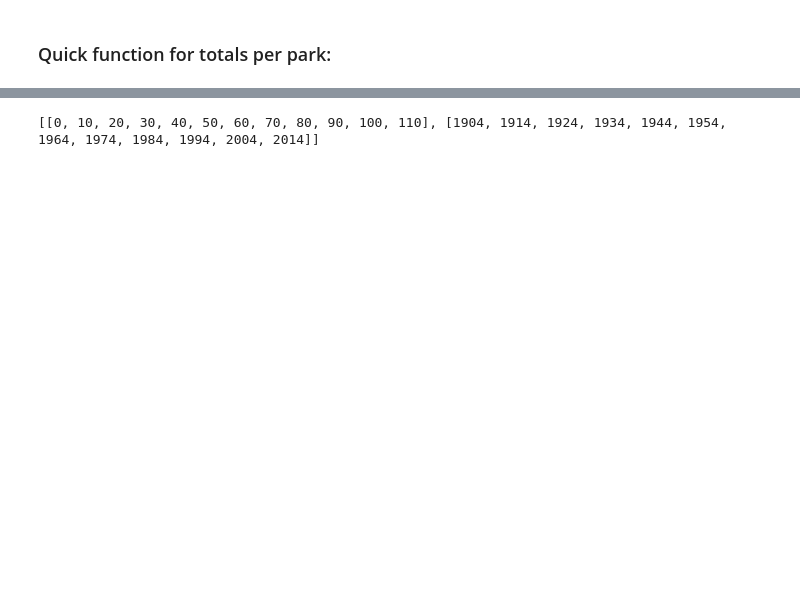
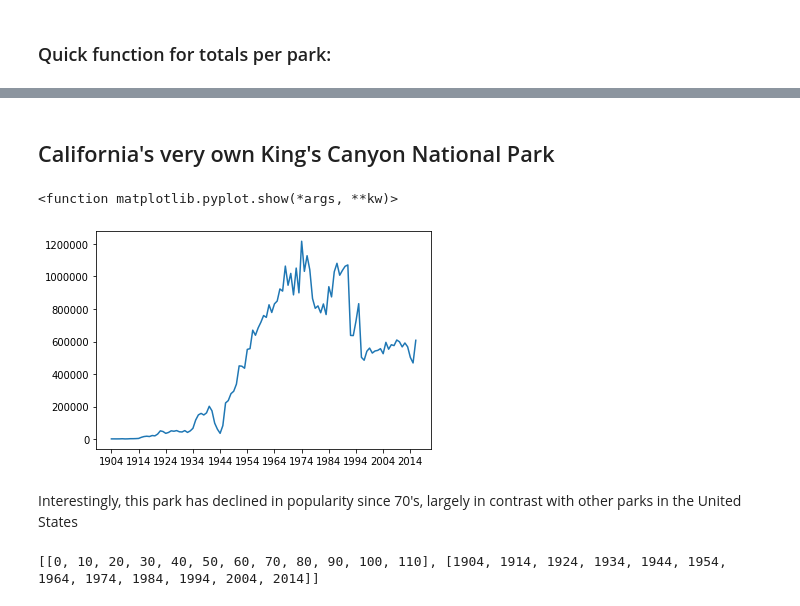
Before and after one commit to colo6299/notebook-holder, a Jupyter notebook: Untitled Folder/NationalParksAnalysis.ipynb, the cells around one changed output, grey strips where cells are left out. Saved outputs shown, nothing was run; the diff lists cells and outputs as text; code cells hidden in the pictures; blank space fills up the shorter version.

```diff
--- a/Untitled Folder/NationalParksAnalysis.ipynb
+++ b/Untitled Folder/NationalParksAnalysis.ipynb
@@ -128,3 +158,15 @@ def yearly_loc(df, park):
+# %% [markdown]
+## California's very own King's Canyon National Park
+# %%
+plt.plot('YearRaw', 'Visitors', data=yearly_loc(df, 'Kings Canyon National Park'))
+plt.xticks(plotrange(10)[0], plotrange(10)[1])
+plt.show
+# %% [output]
+<function matplotlib.pyplot.show(*args, **kw)>
+[figure, added]
+# %% [markdown]
+Interestingly, this park has declined in popularity since 70's,
+largely in contrast with other parks in the United States
 # %%
 print(plotrange(10))
 # %% [output]
```
Also changed, not shown: parts of 26 cells of this notebook.
